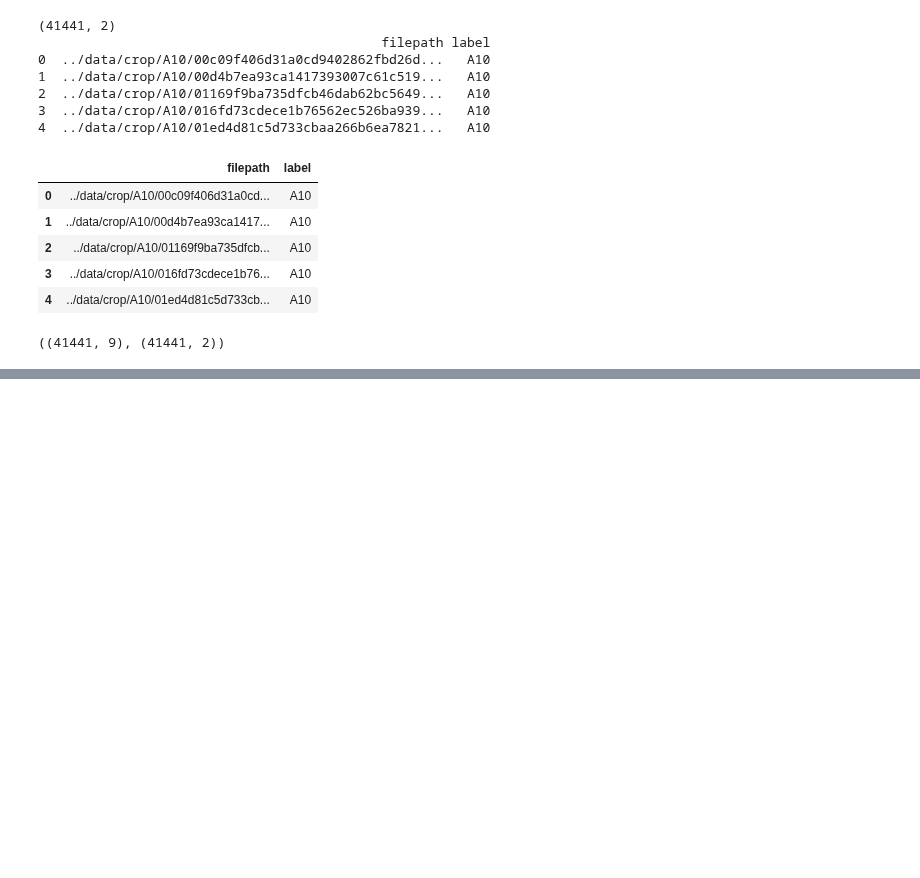
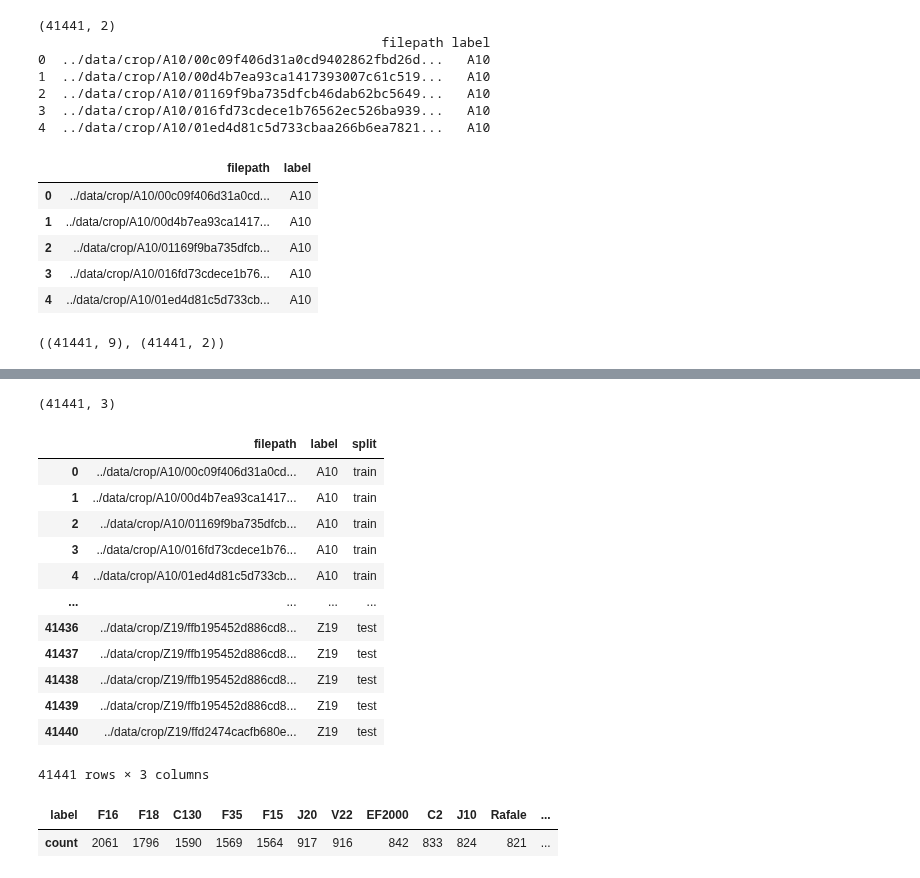
Before and after one commit to Eakempreet/ATAS_Project, a Jupyter notebook: notebooks/01_aircraft_classifier.ipynb, the cells around one changed output, grey strips where cells are left out. Cells and saved outputs as stored; diff of their text form; code cells hidden in the pictures; blank space fills up the shorter version.

```diff
--- a/notebooks/01_aircraft_classifier.ipynb
+++ b/notebooks/01_aircraft_classifier.ipynb
@@ -116,4 +116,7 @@ print("TensorFlow Version:", tf.__version__)
 print("NumPy Version:", np.__version__)
 print("Pandas Version:", pd.__version__)
 print("Keras Version:", keras.__version__)
+
+# Able to see all the columns
+pd.set_option('display.max_columns', None)
 # %% [output]
@@ -391,0 +603,27 @@ Now we need to add the split column from the original CSV (`label_with_split`).
+# %%
+# Reloading the refined csv
+aircraft_labels = pd.read_csv("../data/image_with_labels.csv")
+print(aircraft_labels.shape)
+aircraft_labels
+# %% [output]
+(41441, 3)
+|  | filepath | label | split |
+| 0 | ../data/crop/A10/00c09f406d31a0cd... | A10 | train |
+| 1 | ../data/crop/A10/00d4b7ea93ca1417... | A10 | train |
+| 2 | ../data/crop/A10/01169f9ba735dfcb... | A10 | train |
+| 3 | ../data/crop/A10/016fd73cdece1b76... | A10 | train |
+| 4 | ../data/crop/A10/01ed4d81c5d733cb... | A10 | train |
+| ... | ... | ... | ... |
+| 41436 | ../data/crop/Z19/ffb195452d886cd8... | Z19 | test |
+| 41437 | ../data/crop/Z19/ffb195452d886cd8... | Z19 | test |
+| 41438 | ../data/crop/Z19/ffb195452d886cd8... | Z19 | test |
+| 41439 | ../data/crop/Z19/ffb195452d886cd8... | Z19 | test |
+| 41440 | ../data/crop/Z19/ffd2474cacfb680e... | Z19 | test |
+41441 rows × 3 columns
+# %%
+# Check class distribution because imbalance can bias the model toward majority classes
+df = pd.DataFrame(aircraft_labels["label"].value_counts())
+df.T
+# %% [output]
+| label | F16 | F18 | C130 | F35 | F15 | J20 | V22 | EF2000 | C2 | J10 | Rafale | ... |
+| count | 2061 | 1796 | 1590 | 1569 | 1564 | 917 | 916 | 842 | 833 | 824 | 821 | ... |
```
Also changed, not shown: parts of 27 cells of this notebook, 1 other file.
